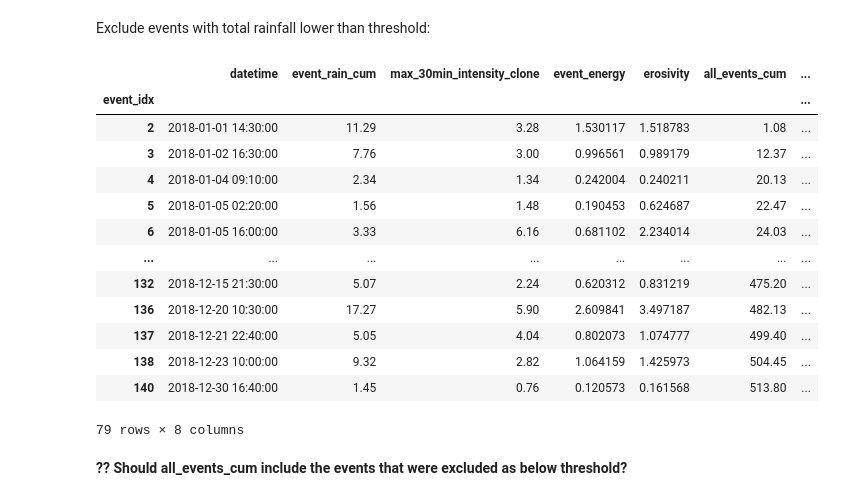
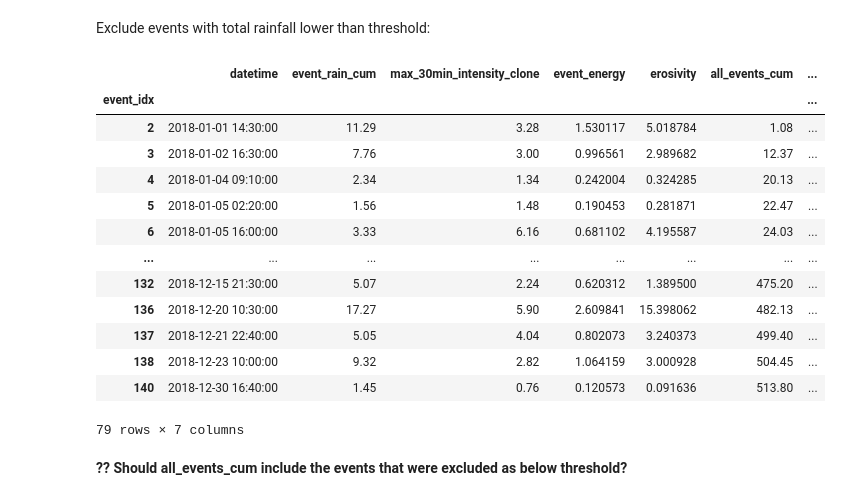
Before and after one commit to watem-sedem/rfactor, a Jupyter notebook: 202106_vanhoeys_erosivity.ipynb, the cells around one changed output. Drawn from its saved outputs; the diff is of its cells as text; code cells hidden in the pictures.

```diff
--- a/202106_vanhoeys_erosivity.ipynb
+++ b/202106_vanhoeys_erosivity.ipynb
@@ -388,4 +390,5 @@ P01_001_2018_events
 | 140 | 2018-12-30 16:40:00 | 1.45 | 0.760000 | 0.120573 |
 140 rows × 4 columns
 # %%
-P01_001_2018_events["erosivity"] = P01_001_2018_events["event_energy"] * P01_001_2018["max_30min_intensity_clone"]
+P01_001_2018_events["erosivity"] = P01_001_2018_events["event_energy"] * P01_001_2018_events["max_30min_intensity_clone"]
+P01_001_2018_events.head(10)
@@ -402,27 +418,27 @@ Exclude events with total rainfall lower than threshold:
 # %%
 MIN_CUMUL = 1.27
 
 #P01_001_2018_events.loc[P01_001_2018_events["event_rain_cum"] < MIN_CUMUL,
 #                        ["erosivity", "all_events_cum",
 #                         "max_30min_intensity_clone", "days_since_start_year"]] = 0.
 
-P01_001_2018_events_subset = P01_001_2018_events[P01_001_2018_events["event_rain_cum"] > MIN_CUMUL]
+P01_001_2018_events_subset = P01_001_2018_events[P01_001_2018_events["event_rain_cum"] > MIN_CUMUL].copy()
 P01_001_2018_events_subset
 # %% [output]
 |  | datetime | event_rain_cum | max_30min_intensity_clone | event_energy | erosivity | all_events_cum | ... |
 | event_idx |  |  |  |  |  |  | ... |
-| 2 | 2018-01-01 14:30:00 | 11.29 | 3.28 | 1.530117 | 1.518783 | 1.08 | ... |
-| 3 | 2018-01-02 16:30:00 | 7.76 | 3.00 | 0.996561 | 0.989179 | 12.37 | ... |
-| 4 | 2018-01-04 09:10:00 | 2.34 | 1.34 | 0.242004 | 0.240211 | 20.13 | ... |
-| 5 | 2018-01-05 02:20:00 | 1.56 | 1.48 | 0.190453 | 0.624687 | 22.47 | ... |
-| 6 | 2018-01-05 16:00:00 | 3.33 | 6.16 | 0.681102 | 2.234014 | 24.03 | ... |
+| 2 | 2018-01-01 14:30:00 | 11.29 | 3.28 | 1.530117 | 5.018784 | 1.08 | ... |
+| 3 | 2018-01-02 16:30:00 | 7.76 | 3.00 | 0.996561 | 2.989682 | 12.37 | ... |
+| 4 | 2018-01-04 09:10:00 | 2.34 | 1.34 | 0.242004 | 0.324285 | 20.13 | ... |
+| 5 | 2018-01-05 02:20:00 | 1.56 | 1.48 | 0.190453 | 0.281871 | 22.47 | ... |
+| 6 | 2018-01-05 16:00:00 | 3.33 | 6.16 | 0.681102 | 4.195587 | 24.03 | ... |
 | ... | ... | ... | ... | ... | ... | ... | ... |
-| 132 | 2018-12-15 21:30:00 | 5.07 | 2.24 | 0.620312 | 0.831219 | 475.20 | ... |
-| 136 | 2018-12-20 10:30:00 | 17.27 | 5.90 | 2.609841 | 3.497187 | 482.13 | ... |
-| 137 | 2018-12-21 22:40:00 | 5.05 | 4.04 | 0.802073 | 1.074777 | 499.40 | ... |
-| 138 | 2018-12-23 10:00:00 | 9.32 | 2.82 | 1.064159 | 1.425973 | 504.45 | ... |
-| 140 | 2018-12-30 16:40:00 | 1.45 | 0.76 | 0.120573 | 0.161568 | 513.80 | ... |
+| 132 | 2018-12-15 21:30:00 | 5.07 | 2.24 | 0.620312 | 1.389500 | 475.20 | ... |
+| 136 | 2018-12-20 10:30:00 | 17.27 | 5.90 | 2.609841 | 15.398062 | 482.13 | ... |
+| 137 | 2018-12-21 22:40:00 | 5.05 | 4.04 | 0.802073 | 3.240373 | 499.40 | ... |
+| 138 | 2018-12-23 10:00:00 | 9.32 | 2.82 | 1.064159 | 3.000928 | 504.45 | ... |
+| 140 | 2018-12-30 16:40:00 | 1.45 | 0.76 | 0.120573 | 0.091636 | 513.80 | ... |
-79 rows × 8 columns
+79 rows × 7 columns
 # %% [markdown]
 __?? Should all_events_cum include the events that were excluded as below threshold?__
 # %% [markdown]
```
Also changed, not shown: parts of 6 cells of this notebook.
